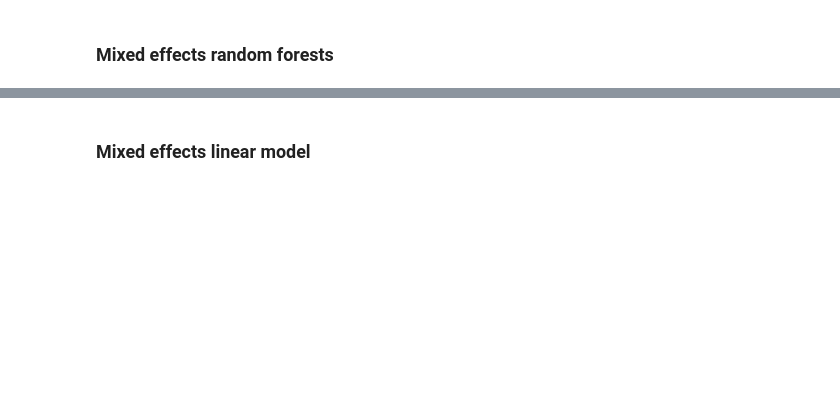
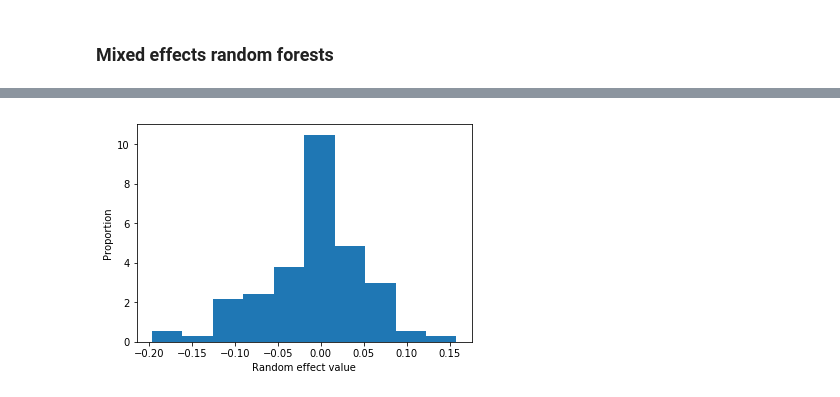
Before and after one commit to Hazzais/house_prices, a Jupyter notebook: House_price_prediction.ipynb, the cells around one changed output, grey strips where cells are left out. Saved outputs shown, nothing was run; the diff lists cells and outputs as text; code cells hidden in the pictures; blank space fills up the shorter version.

```diff
--- a/House_price_prediction.ipynb
+++ b/House_price_prediction.ipynb
@@ -1380,2 +1376,7 @@ TEST) Mean of residuals: -0.001
-# %% [markdown]
-### Mixed effects linear model
+# %%
+plt.hist(merf.trained_b.values, density=True)
+plt.xlabel('Random effect value')
+plt.ylabel('Proportion')
+plt.show()
+# %% [output]
+[figure, added]
```
Also changed, not shown: parts of 79 cells of this notebook.
